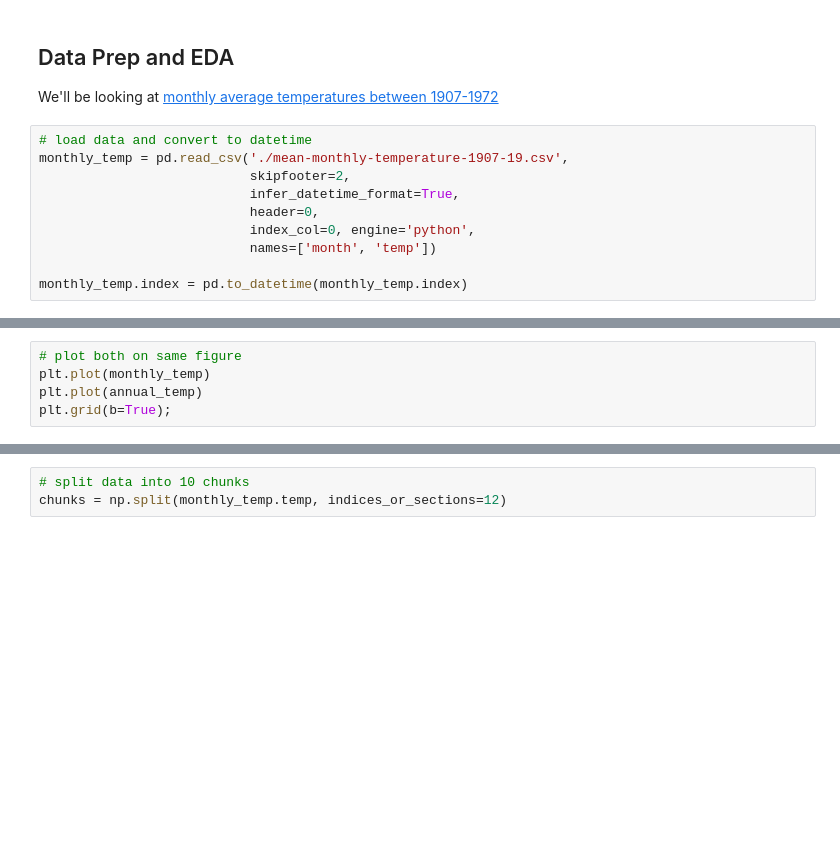
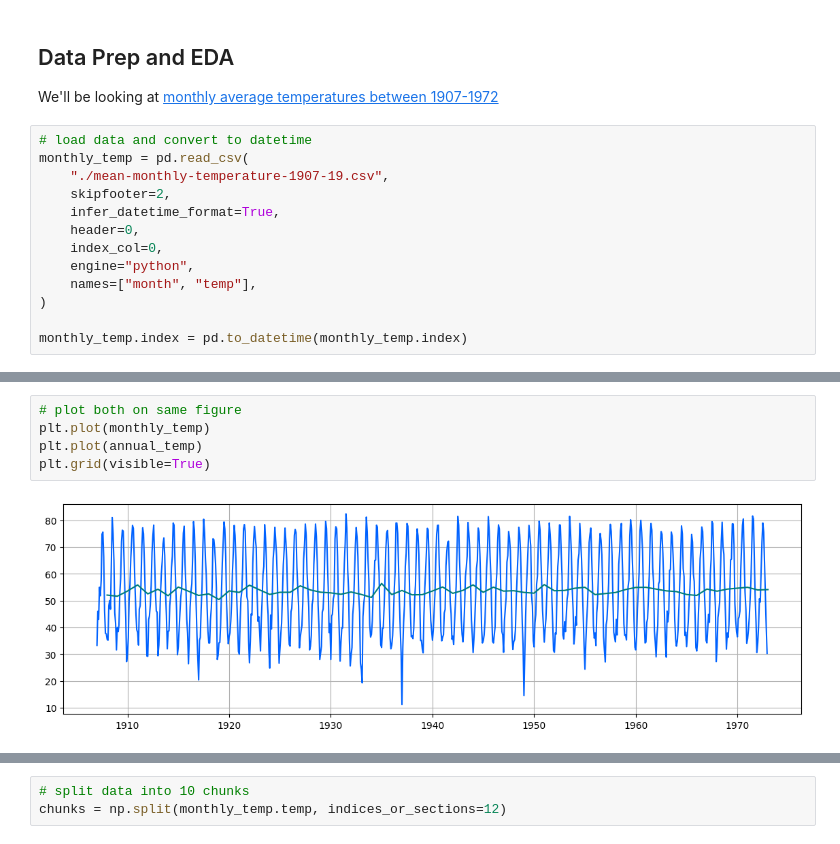
Before and after one commit to calebrauscher/IBM_Specialized_Models, a Jupyter notebook: Time Series and Survival Analysis/06f_DEMO_SARIMA_Prophet.ipynb, the cells around one changed output, grey strips where cells are left out. Saved outputs shown, nothing was run; the diff lists cells and outputs as text; blank space fills up the shorter version.

```diff
--- a/Time Series and Survival Analysis/06f_DEMO_SARIMA_Prophet.ipynb
+++ b/Time Series and Survival Analysis/06f_DEMO_SARIMA_Prophet.ipynb
@@ -190,12 +246,15 @@ axes[1].set_title('log')
 We'll be looking at [monthly average temperatures between 1907-1972](https://datamarket.com/data/set/22o4/mean-monthly-temperature-1907-1972#!ds=22o4&display=line)
 # %%
 # load data and convert to datetime
-monthly_temp = pd.read_csv('./mean-monthly-temperature-1907-19.csv',
-                           skipfooter=2,
-                           infer_datetime_format=True,
-                           header=0,
-                           index_col=0, engine='python',
-                           names=['month', 'temp'])
+monthly_temp = pd.read_csv(
+    "./mean-monthly-temperature-1907-19.csv",
+    skipfooter=2,
+    infer_datetime_format=True,
+    header=0,
+    index_col=0,
+    engine="python",
+    names=["month", "temp"],
+)
 
 monthly_temp.index = pd.to_datetime(monthly_temp.index)
 # %%
@@ -213,8 +293,10 @@ axes[1].plot(annual_temp)
 # %%
 # plot both on same figure
 plt.plot(monthly_temp)
 plt.plot(annual_temp)
-plt.grid(b=True);
+plt.grid(visible=True)
+# %% [output]
+[figure, added]
 # %%
 # violinplot of months to determine variance and range
 sns.violinplot(x=monthly_temp.index.month, y=monthly_temp.temp)
```
Also changed, not shown: parts of 98 cells of this notebook.
